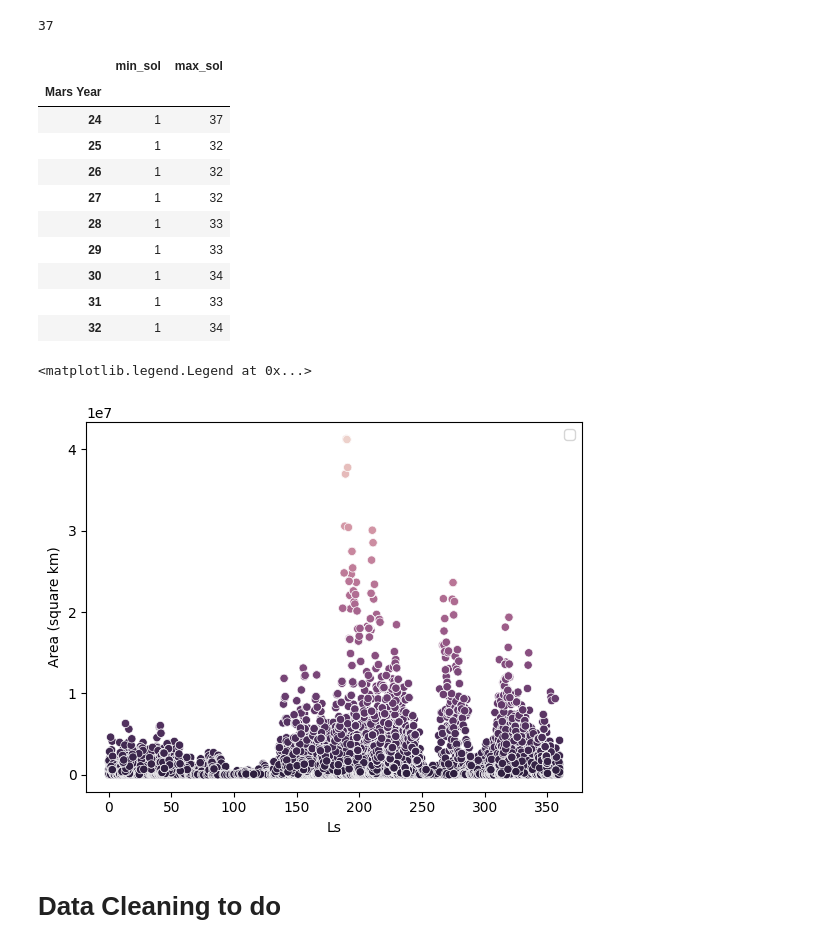
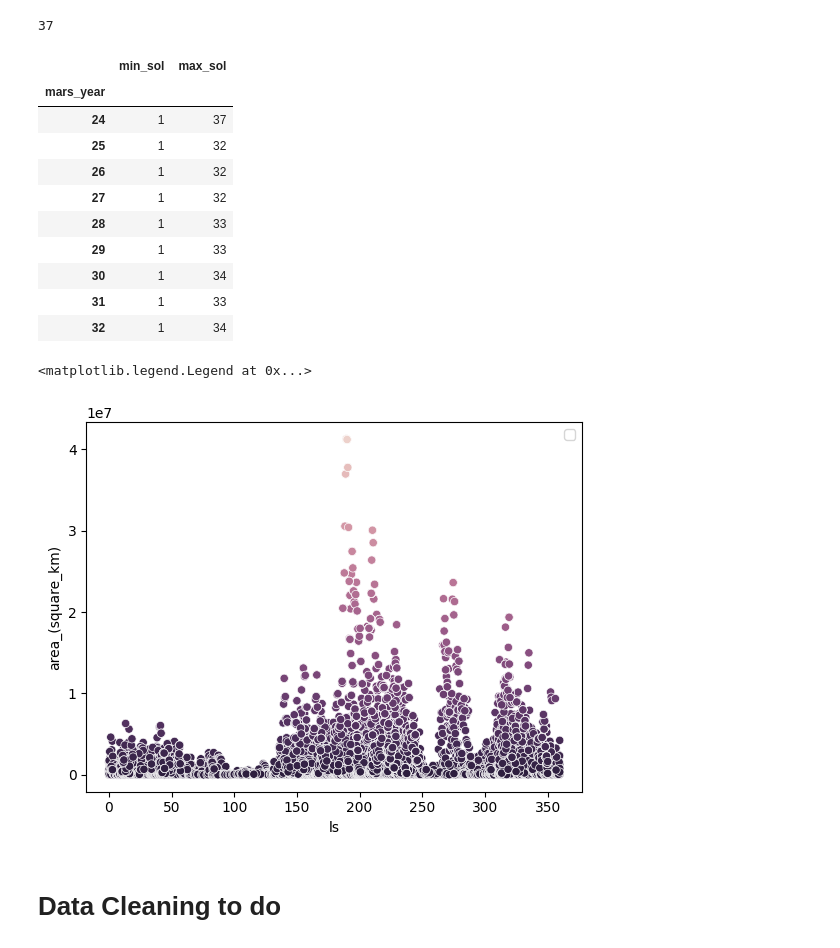
Before and after one commit to tjensen8/mars-dust, a Jupyter notebook: mars_dust/exploration.ipynb, the cells around one changed output. Cells and saved outputs as stored; diff of their text form; code cells hidden in the pictures.

```diff
--- a/mars_dust/exploration.ipynb
+++ b/mars_dust/exploration.ipynb
@@ -20,7 +20,7 @@ reload(sys.modules['StormFormat'])
 # %%
 data = read_data('./MDAD.csv')
 # %%
-storm_id_col = 'Member ID'
+storm_id_col = 'member_id'
 data = break_down_storm_history(data, column=storm_id_col)
 data.columns = [str(i).lower().replace(' ', '_') for i in data.columns]
 #data[storm_id_col] = data['storm_id_breakout']
@@ -191,10 +187,10 @@ data['Sol'].max()
 # %%
 # apparently we are only tracking up to 30 days but we are not sure of when/where the actual sols are
 # the length of a storm has to be across missions and across years and sols
-data.groupby(['Mars Year']).agg(min_sol=('Sol', 'min'), max_sol=('Sol', 'max'))
+data.groupby(['mars_year']).agg(min_sol=('sol', 'min'), max_sol=('sol', 'max'))
 # %% [output]
 |  | min_sol | max_sol |
-| Mars Year |  |  |
+| mars_year |  |  |
 | 24 | 1 | 37 |
 | 25 | 1 | 32 |
 | 26 | 1 | 32 |
@@ -206,15 +202,15 @@ data.groupby(['Mars Year']).agg(min_sol=('Sol', 'min'), max_sol=('Sol', 'max'))
 | 32 | 1 | 34 |
 # %%
 sns.scatterplot(
-    data=data[['Ls', 'Area (square km)']],
-    x='Ls',
-    y='Area (square km)',
-    hue=-data['Area (square km)']
+    data=data[['ls', 'area_(square_km)']],
+    x='ls',
+    y='area_(square_km)',
+    hue=-data['area_(square_km)']
     )
 plt.legend([])
 # %% [output]
 <matplotlib.legend.Legend at 0x...>
-[figure, old version]
+[figure, new version]
 # %% [markdown]
 # Data Cleaning to do
 # %% [markdown]
```
Also changed, not shown: parts of 27 cells of this notebook.
